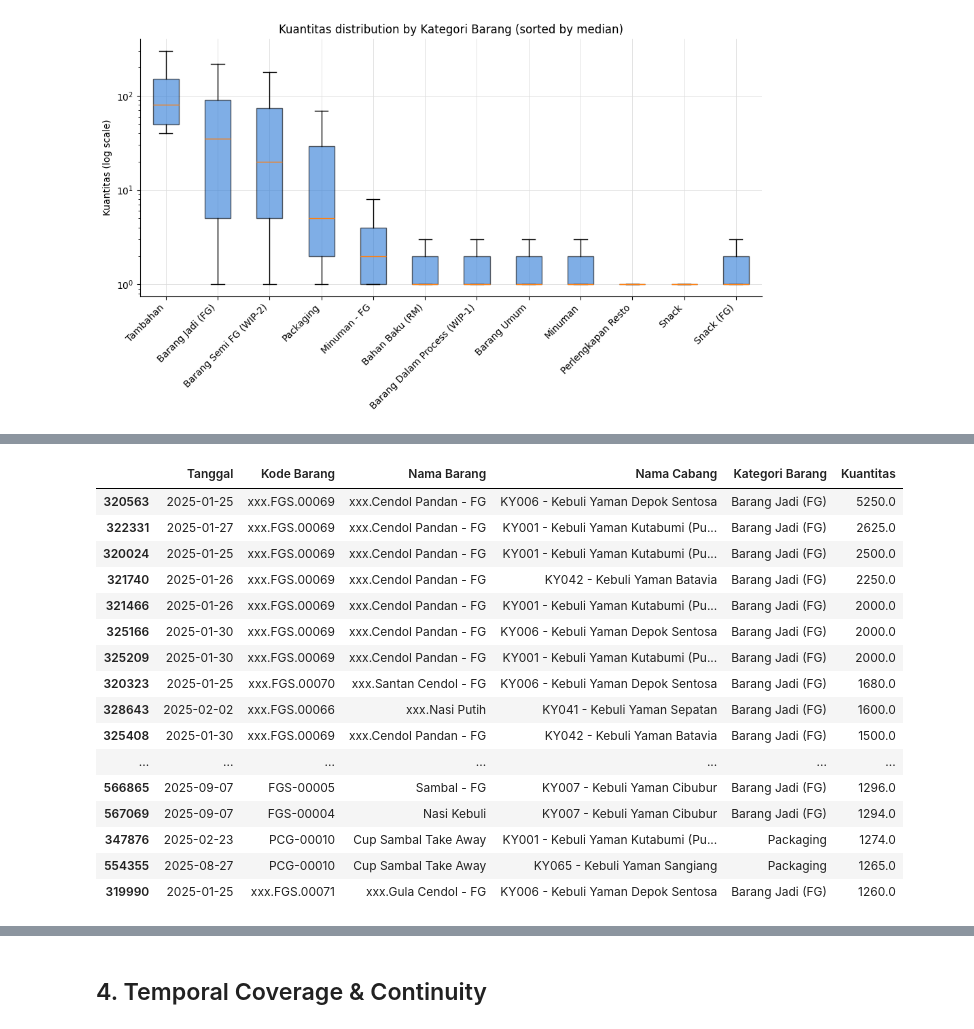
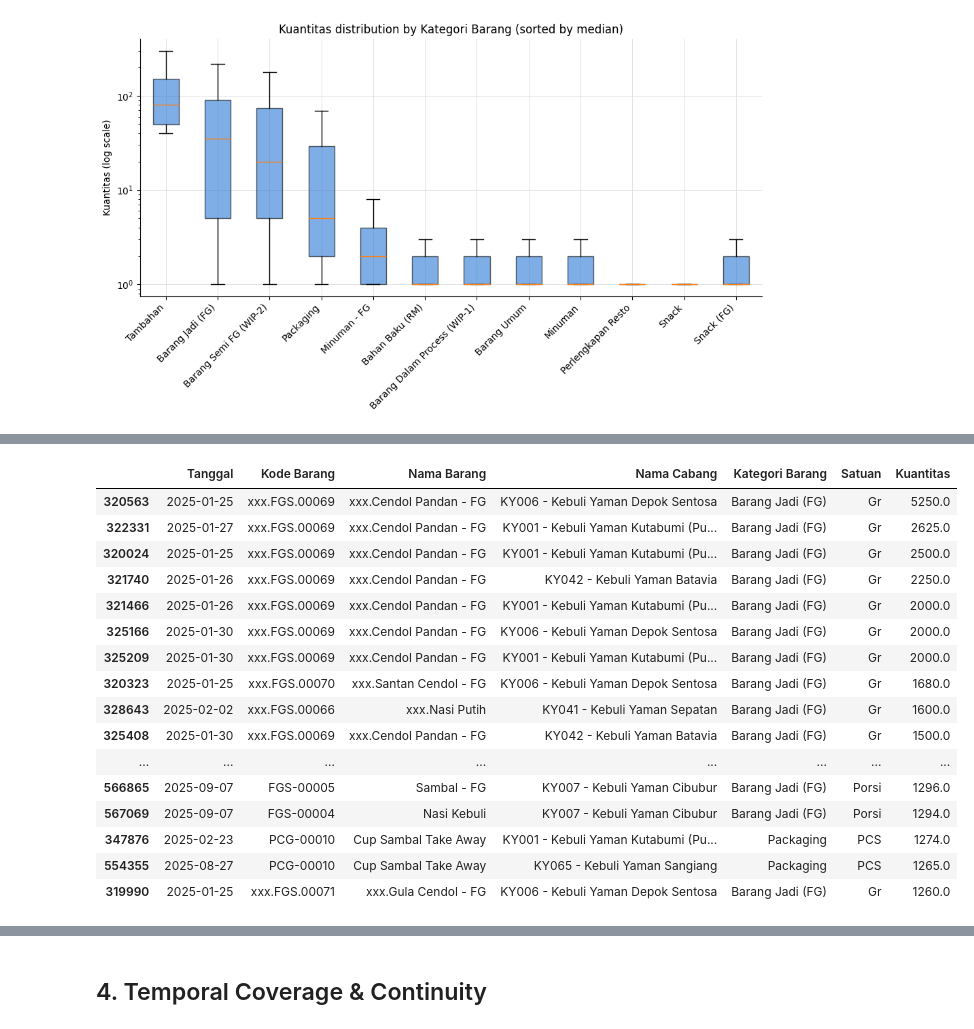
Before and after one commit to ramapdp/forecast-scm, a Jupyter notebook: notebook/eda.ipynb, the cells around one changed output, grey strips where cells are left out. Cells and saved outputs as stored; diff of their text form; code cells hidden in the pictures.

```diff
--- a/notebook/eda.ipynb
+++ b/notebook/eda.ipynb
@@ -324,23 +324,23 @@ plt.show()
 # %%
 extreme_rows = df.nlargest(20, "Kuantitas")[
-    ["Tanggal", "Kode Barang", "Nama Barang", "Nama Cabang", "Kategori Barang", "Kuantitas"]
+    ["Tanggal", "Kode Barang", "Nama Barang", "Nama Cabang", "Kategori Barang", "Satuan", "Kuantitas"]
 ]
 display(extreme_rows)
 # %% [output]
-|  | Tanggal | Kode Barang | Nama Barang | Nama Cabang | Kategori Barang | Kuantitas |
-| 320563 | 2025-01-25 | xxx.FGS.00069 | xxx.Cendol Pandan - FG | KY006 - Kebuli Yaman Depok Sentosa | Barang Jadi (FG) | 5250.0 |
-| 322331 | 2025-01-27 | xxx.FGS.00069 | xxx.Cendol Pandan - FG | KY001 - Kebuli Yaman Kutabumi (Pu... | Barang Jadi (FG) | 2625.0 |
-| 320024 | 2025-01-25 | xxx.FGS.00069 | xxx.Cendol Pandan - FG | KY001 - Kebuli Yaman Kutabumi (Pu... | Barang Jadi (FG) | 2500.0 |
-| 321740 | 2025-01-26 | xxx.FGS.00069 | xxx.Cendol Pandan - FG | KY042 - Kebuli Yaman Batavia | Barang Jadi (FG) | 2250.0 |
-| 321466 | 2025-01-26 | xxx.FGS.00069 | xxx.Cendol Pandan - FG | KY001 - Kebuli Yaman Kutabumi (Pu... | Barang Jadi (FG) | 2000.0 |
-| 325166 | 2025-01-30 | xxx.FGS.00069 | xxx.Cendol Pandan - FG | KY006 - Kebuli Yaman Depok Sentosa | Barang Jadi (FG) | 2000.0 |
-| 325209 | 2025-01-30 | xxx.FGS.00069 | xxx.Cendol Pandan - FG | KY001 - Kebuli Yaman Kutabumi (Pu... | Barang Jadi (FG) | 2000.0 |
-| 320323 | 2025-01-25 | xxx.FGS.00070 | xxx.Santan Cendol - FG | KY006 - Kebuli Yaman Depok Sentosa | Barang Jadi (FG) | 1680.0 |
-| 328643 | 2025-02-02 | xxx.FGS.00066 | xxx.Nasi Putih | KY041 - Kebuli Yaman Sepatan | Barang Jadi (FG) | 1600.0 |
-| 325408 | 2025-01-30 | xxx.FGS.00069 | xxx.Cendol Pandan - FG | KY042 - Kebuli Yaman Batavia | Barang Jadi (FG) | 1500.0 |
-| ... | ... | ... | ... | ... | ... | ... |
-| 566865 | 2025-09-07 | FGS-00005 | Sambal - FG | KY007 - Kebuli Yaman Cibubur | Barang Jadi (FG) | 1296.0 |
-| 567069 | 2025-09-07 | FGS-00004 | Nasi Kebuli | KY007 - Kebuli Yaman Cibubur | Barang Jadi (FG) | 1294.0 |
-| 347876 | 2025-02-23 | PCG-00010 | Cup Sambal Take Away | KY001 - Kebuli Yaman Kutabumi (Pu... | Packaging | 1274.0 |
-| 554355 | 2025-08-27 | PCG-00010 | Cup Sambal Take Away | KY065 - Kebuli Yaman Sangiang | Packaging | 1265.0 |
-| 319990 | 2025-01-25 | xxx.FGS.00071 | xxx.Gula Cendol - FG | KY006 - Kebuli Yaman Depok Sentosa | Barang Jadi (FG) | 1260.0 |
+|  | Tanggal | Kode Barang | Nama Barang | Nama Cabang | Kategori Barang | Satuan | Kuantitas |
+| 320563 | 2025-01-25 | xxx.FGS.00069 | xxx.Cendol Pandan - FG | KY006 - Kebuli Yaman Depok Sentosa | Barang Jadi (FG) | Gr | 5250.0 |
+| 322331 | 2025-01-27 | xxx.FGS.00069 | xxx.Cendol Pandan - FG | KY001 - Kebuli Yaman Kutabumi (Pu... | Barang Jadi (FG) | Gr | 2625.0 |
+| 320024 | 2025-01-25 | xxx.FGS.00069 | xxx.Cendol Pandan - FG | KY001 - Kebuli Yaman Kutabumi (Pu... | Barang Jadi (FG) | Gr | 2500.0 |
+| 321740 | 2025-01-26 | xxx.FGS.00069 | xxx.Cendol Pandan - FG | KY042 - Kebuli Yaman Batavia | Barang Jadi (FG) | Gr | 2250.0 |
+| 321466 | 2025-01-26 | xxx.FGS.00069 | xxx.Cendol Pandan - FG | KY001 - Kebuli Yaman Kutabumi (Pu... | Barang Jadi (FG) | Gr | 2000.0 |
+| 325166 | 2025-01-30 | xxx.FGS.00069 | xxx.Cendol Pandan - FG | KY006 - Kebuli Yaman Depok Sentosa | Barang Jadi (FG) | Gr | 2000.0 |
+| 325209 | 2025-01-30 | xxx.FGS.00069 | xxx.Cendol Pandan - FG | KY001 - Kebuli Yaman Kutabumi (Pu... | Barang Jadi (FG) | Gr | 2000.0 |
+| 320323 | 2025-01-25 | xxx.FGS.00070 | xxx.Santan Cendol - FG | KY006 - Kebuli Yaman Depok Sentosa | Barang Jadi (FG) | Gr | 1680.0 |
+| 328643 | 2025-02-02 | xxx.FGS.00066 | xxx.Nasi Putih | KY041 - Kebuli Yaman Sepatan | Barang Jadi (FG) | Gr | 1600.0 |
+| 325408 | 2025-01-30 | xxx.FGS.00069 | xxx.Cendol Pandan - FG | KY042 - Kebuli Yaman Batavia | Barang Jadi (FG) | Gr | 1500.0 |
+| ... | ... | ... | ... | ... | ... | ... | ... |
+| 566865 | 2025-09-07 | FGS-00005 | Sambal - FG | KY007 - Kebuli Yaman Cibubur | Barang Jadi (FG) | Porsi | 1296.0 |
+| 567069 | 2025-09-07 | FGS-00004 | Nasi Kebuli | KY007 - Kebuli Yaman Cibubur | Barang Jadi (FG) | Porsi | 1294.0 |
+| 347876 | 2025-02-23 | PCG-00010 | Cup Sambal Take Away | KY001 - Kebuli Yaman Kutabumi (Pu... | Packaging | PCS | 1274.0 |
+| 554355 | 2025-08-27 | PCG-00010 | Cup Sambal Take Away | KY065 - Kebuli Yaman Sangiang | Packaging | PCS | 1265.0 |
+| 319990 | 2025-01-25 | xxx.FGS.00071 | xxx.Gula Cendol - FG | KY006 - Kebuli Yaman Depok Sentosa | Barang Jadi (FG) | Gr | 1260.0 |
```
Also changed, not shown: parts of 7 cells of this notebook, 4 other files.
